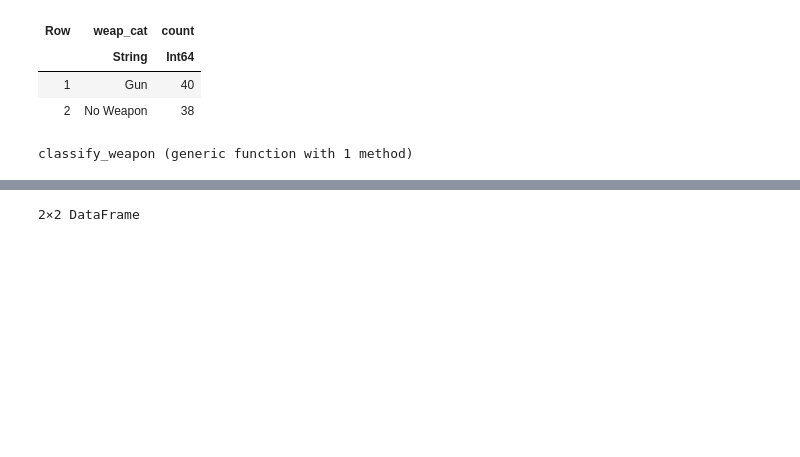
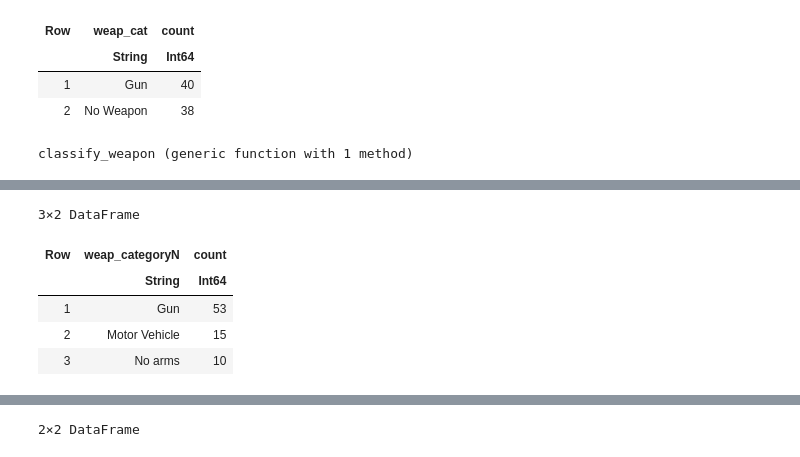
Before and after one commit to MorandR/CatchingCooks, a Jupyter notebook: CatchingCrooks.ipynb, the cells around one changed output, grey strips where cells are left out. Cells and saved outputs as stored; diff of their text form; code cells hidden in the pictures; blank space fills up the shorter version.

```diff
--- a/CatchingCrooks.ipynb
+++ b/CatchingCrooks.ipynb
@@ -199,0 +192,10 @@ data
+# %%
+#Find the frequency count of three different categories of Suspect's weapons type used.
+susp_weap_catN_cnt = combine(groupby(data,:"weap_categoryN"),nrow => :count)
+# %% [output]
+3×2 DataFrame
+| Row | weap_categoryN | count |
+|  | String | Int64 |
+| 1 | Gun | 53 |
+| 2 | Motor Vehicle | 15 |
+| 3 | No arms | 10 |
```
Also changed, not shown: parts of 24 cells of this notebook, 1 other file.
